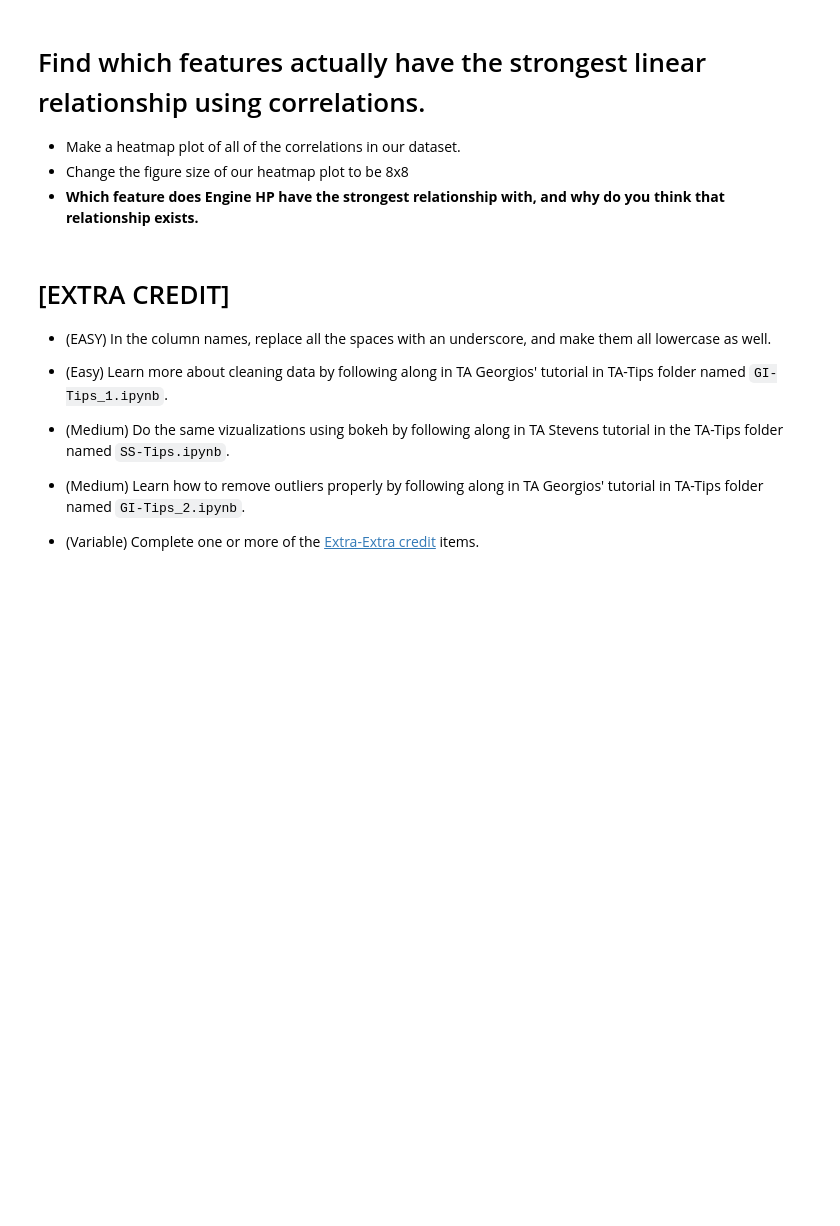
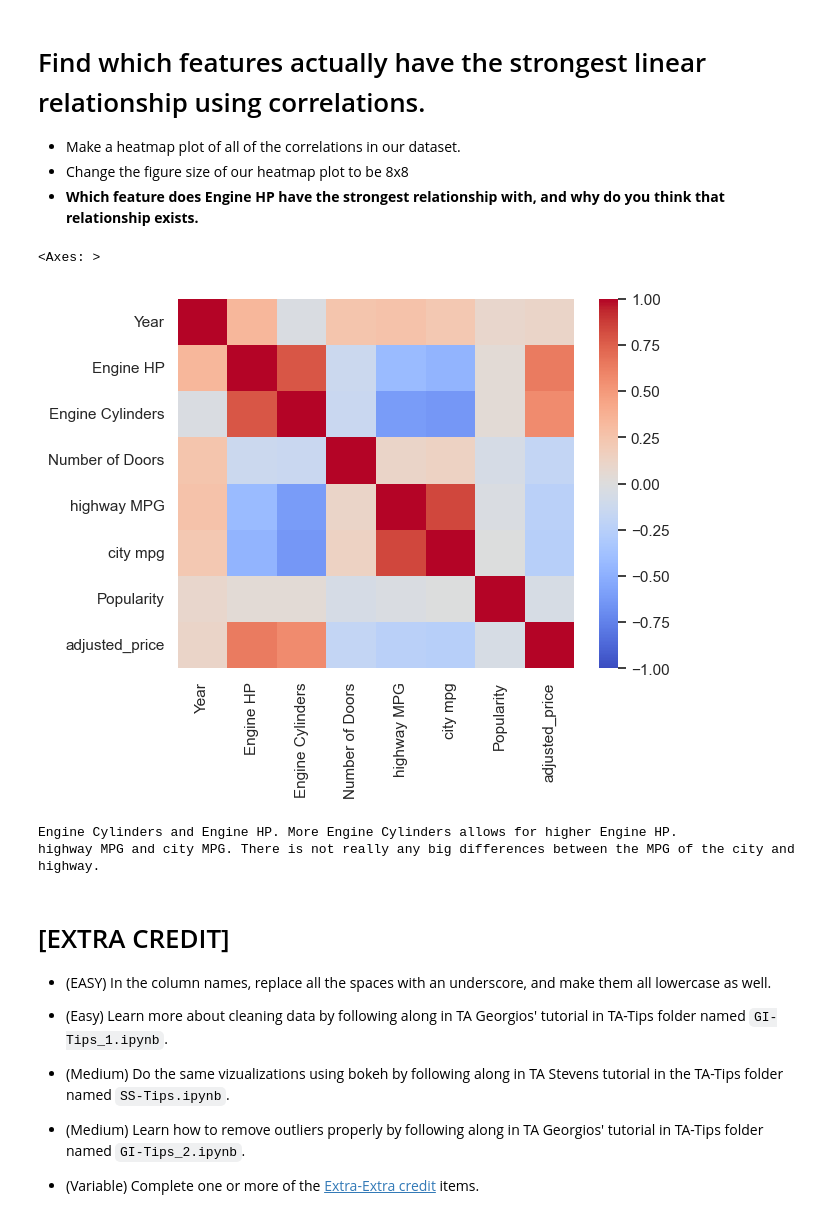
Before and after one commit to syi7190/my-fork-2023-fall-data-science-fridays, a Jupyter notebook: Week-02-Data-Viz-EDA/Exercise-SHY.ipynb, the cells around one changed output. Drawn from its saved outputs; the diff is of its cells as text; code cells hidden in the pictures; blank space fills up the shorter version.

```diff
--- a/Week-02-Data-Viz-EDA/Exercise-SHY.ipynb
+++ b/Week-02-Data-Viz-EDA/Exercise-SHY.ipynb
@@ -222,10 +238,22 @@ print('Your answer here.')
 # %%
 # * Make a heatmap plot of all of the correlations in our dataset.
 # * Change the figure size of our heatmap plot to be 8x8
+df = df.drop('MSRP',axis=1)
+sns.heatmap(df.corr(),
+           cmap='coolwarm',
+           vmax=1.0,
+           vmin=-1.0)
+# %% [output]
+<Axes: >
+[figure, added]
 # %%
 # Which feature does Engine HP have the strongest relationship with, and why do you think that relationship exists.
 
-print('Your answer here')
+print('Engine Cylinders and Engine HP. More Engine Cylinders allows for higher Engine HP.')
+print('highway MPG and city MPG. There is not really any big differences between the MPG of the city and highway.')
+# %% [output]
+Engine Cylinders and Engine HP. More Engine Cylinders allows for higher Engine HP.
+highway MPG and city MPG. There is not really any big differences between the MPG of the city and highway.
 # %% [markdown]
 # [EXTRA CREDIT]
 * (EASY) In the column names, replace all the spaces with an underscore, and make them all lowercase as well.
```
Also changed, not shown: parts of 5 cells of this notebook.
